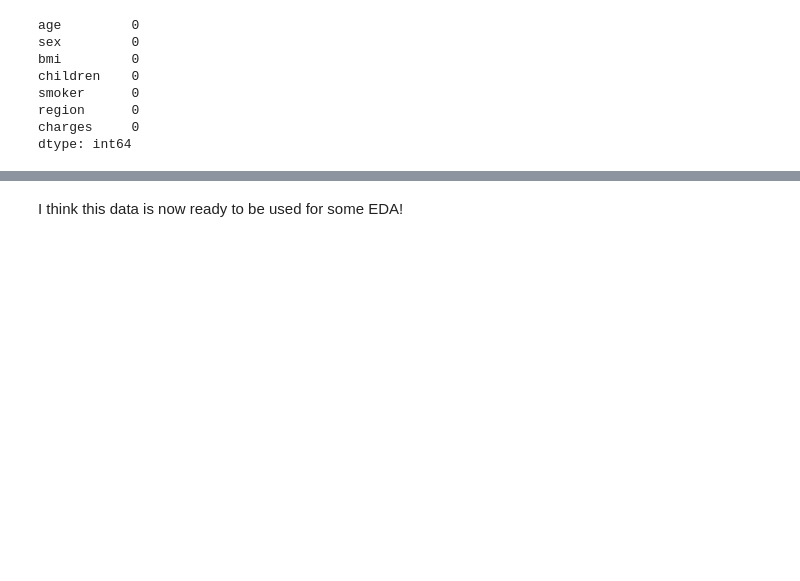
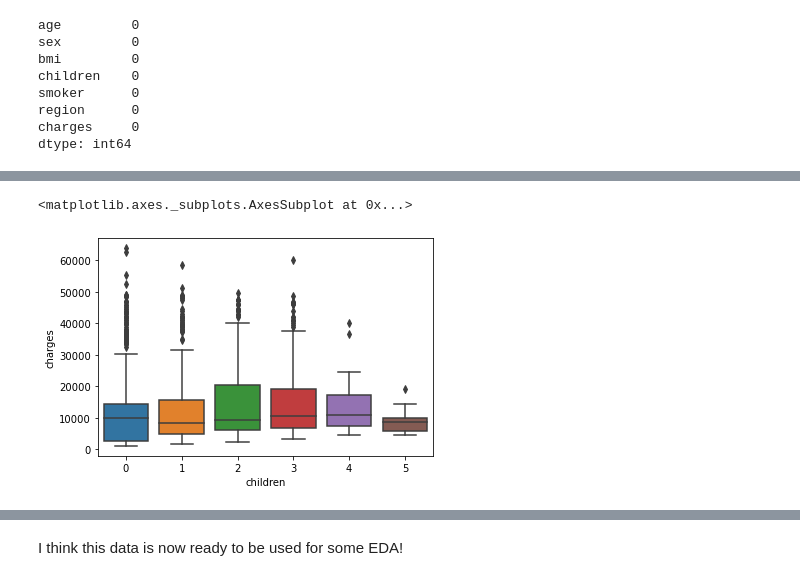
Before and after one commit to dbbabcock/DATA602_homework_1, a Jupyter notebook: ins_data_cleaning.ipynb, the cells around one changed output, grey strips where cells are left out. Cells and saved outputs as stored; diff of their text form; code cells hidden in the pictures; blank space fills up the shorter version.

```diff
--- a/ins_data_cleaning.ipynb
+++ b/ins_data_cleaning.ipynb
@@ -46,0 +59,5 @@ It seems unlikely to me that the number of children will be a useful feature, bu
+# %%
+sns.boxplot(x='children', y='charges', data=ins_data)
+# %% [output]
+<matplotlib.axes._subplots.AxesSubplot at 0x...>
+[figure, added]
```
Also changed, not shown: parts of 20 cells of this notebook.
